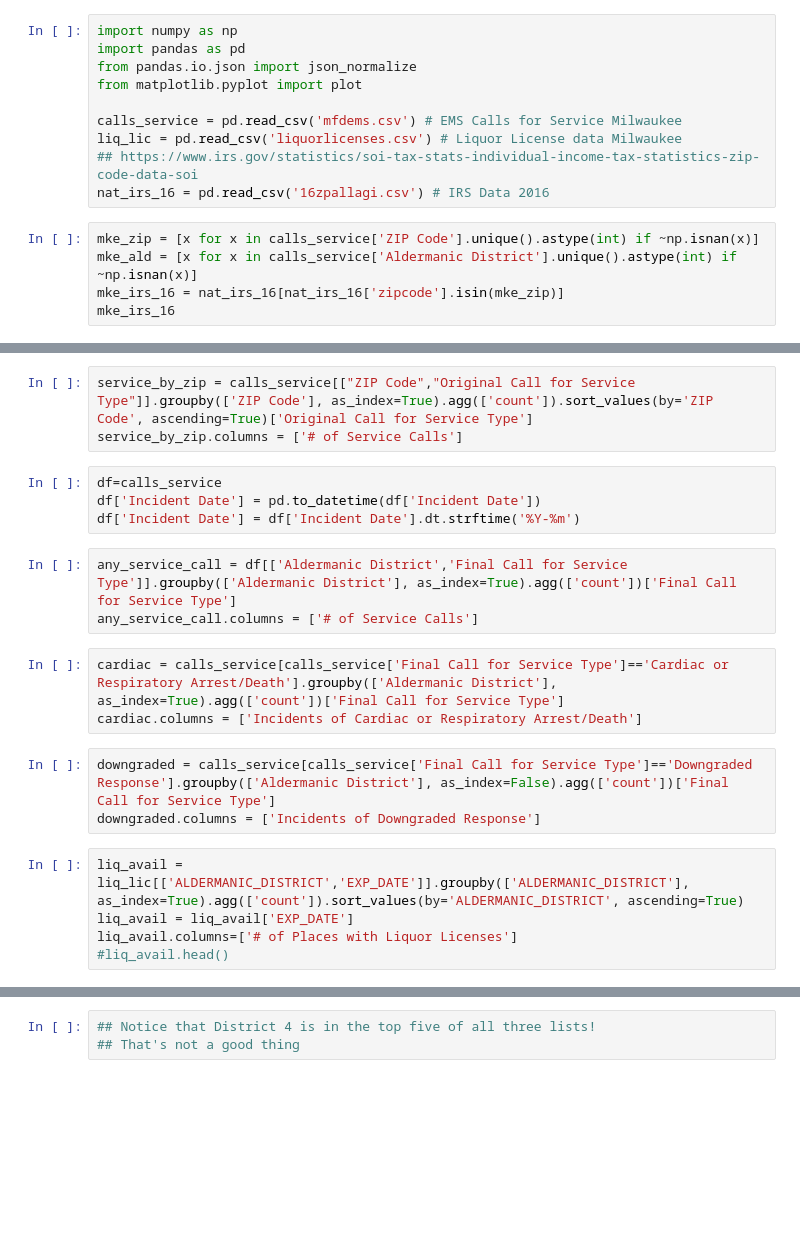
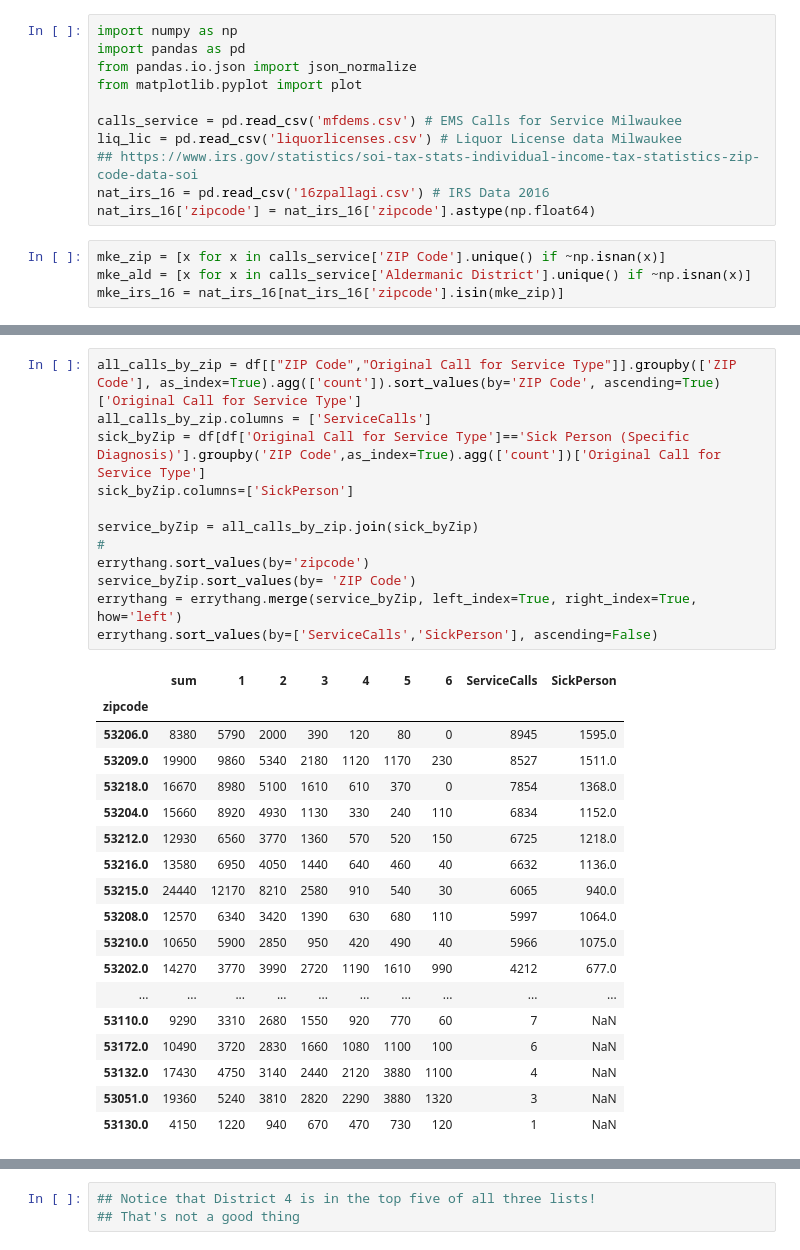
Before and after one commit to peterdobbs77/pop_health_mke, a Jupyter notebook: mke_pop_health.ipynb, the cells around one changed output, grey strips where cells are left out. Saved outputs shown, nothing was run; the diff lists cells and outputs as text; blank space fills up the shorter version.

```diff
--- a/mke_pop_health.ipynb
+++ b/mke_pop_health.ipynb
@@ -8,8 +8,8 @@ calls_service = pd.read_csv('mfdems.csv') # EMS Calls for Service Milwaukee
 liq_lic = pd.read_csv('liquorlicenses.csv') # Liquor License data Milwaukee
 ## https://www.irs.gov/statistics/soi-tax-stats-individual-income-tax-statistics-zip-code-data-soi
 nat_irs_16 = pd.read_csv('16zpallagi.csv') # IRS Data 2016
+nat_irs_16['zipcode'] = nat_irs_16['zipcode'].astype(np.float64)
 # %%
-mke_zip = [x for x in calls_service['ZIP Code'].unique().astype(int) if ~np.isnan(x)]
-mke_ald = [x for x in calls_service['Aldermanic District'].unique().astype(int) if ~np.isnan(x)]
+mke_zip = [x for x in calls_service['ZIP Code'].unique() if ~np.isnan(x)]
+mke_ald = [x for x in calls_service['Aldermanic District'].unique() if ~np.isnan(x)]
 mke_irs_16 = nat_irs_16[nat_irs_16['zipcode'].isin(mke_zip)]
-mke_irs_16
@@ -55,21 +75,31 @@ errythang.transform({
 # %%
-service_by_zip = calls_service[["ZIP Code","Original Call for Service Type"]].groupby(['ZIP Code'], as_index=True).agg(['count']).sort_values(by='ZIP Code', ascending=True)['Original Call for Service Type']
-service_by_zip.columns = ['# of Service Calls']
+all_calls_by_zip = df[["ZIP Code","Original Call for Service Type"]].groupby(['ZIP Code'], as_index=True).agg(['count']).sort_values(by='ZIP Code', ascending=True)['Original Call for Service Type']
+all_calls_by_zip.columns = ['ServiceCalls']
+sick_byZip = df[df['Original Call for Service Type']=='Sick Person (Specific Diagnosis)'].groupby('ZIP Code',as_index=True).agg(['count'])['Original Call for Service Type']
+sick_byZip.columns=['SickPerson']
+
+service_byZip = all_calls_by_zip.join(sick_byZip)
+#
+errythang.sort_values(by='zipcode')
+service_byZip.sort_values(by= 'ZIP Code')
+errythang = errythang.merge(service_byZip, left_index=True, right_index=True, how='left')
+errythang.sort_values(by=['ServiceCalls','SickPerson'], ascending=False)
+# %% [output]
+|  | sum | 1 | 2 | 3 | 4 | 5 | 6 | ServiceCalls | SickPerson |
+| zipcode |  |  |  |  |  |  |  |  |  |
+| 53206.0 | 8380 | 5790 | 2000 | 390 | 120 | 80 | 0 | 8945 | 1595.0 |
+| 53209.0 | 19900 | 9860 | 5340 | 2180 | 1120 | 1170 | 230 | 8527 | 1511.0 |
+| 53218.0 | 16670 | 8980 | 5100 | 1610 | 610 | 370 | 0 | 7854 | 1368.0 |
+| 53204.0 | 15660 | 8920 | 4930 | 1130 | 330 | 240 | 110 | 6834 | 1152.0 |
+| 53212.0 | 12930 | 6560 | 3770 | 1360 | 570 | 520 | 150 | 6725 | 1218.0 |
+| 53216.0 | 13580 | 6950 | 4050 | 1440 | 640 | 460 | 40 | 6632 | 1136.0 |
+| 53215.0 | 24440 | 12170 | 8210 | 2580 | 910 | 540 | 30 | 6065 | 940.0 |
+| 53208.0 | 12570 | 6340 | 3420 | 1390 | 630 | 680 | 110 | 5997 | 1064.0 |
+| 53210.0 | 10650 | 5900 | 2850 | 950 | 420 | 490 | 40 | 5966 | 1075.0 |
+| 53202.0 | 14270 | 3770 | 3990 | 2720 | 1190 | 1610 | 990 | 4212 | 677.0 |
+| ... | ... | ... | ... | ... | ... | ... | ... | ... | ... |
+| 53110.0 | 9290 | 3310 | 2680 | 1550 | 920 | 770 | 60 | 7 | NaN |
+| 53172.0 | 10490 | 3720 | 2830 | 1660 | 1080 | 1100 | 100 | 6 | NaN |
+| 53132.0 | 17430 | 4750 | 3140 | 2440 | 2120 | 3880 | 1100 | 4 | NaN |
+| 53051.0 | 19360 | 5240 | 3810 | 2820 | 2290 | 3880 | 1320 | 3 | NaN |
+| 53130.0 | 4150 | 1220 | 940 | 670 | 470 | 730 | 120 | 1 | NaN |
-# %%
-df=calls_service
-df['Incident Date'] = pd.to_datetime(df['Incident Date'])
-df['Incident Date'] = df['Incident Date'].dt.strftime('%Y-%m')
-# %%
-any_service_call = df[['Aldermanic District','Final Call for Service Type']].groupby(['Aldermanic District'], as_index=True).agg(['count'])['Final Call for Service Type']
-any_service_call.columns = ['# of Service Calls']
-# %%
-cardiac = calls_service[calls_service['Final Call for Service Type']=='Cardiac or Respiratory Arrest/Death'].groupby(['Aldermanic District'], as_index=True).agg(['count'])['Final Call for Service Type']
-cardiac.columns = ['Incidents of Cardiac or Respiratory Arrest/Death']
-# %%
-downgraded = calls_service[calls_service['Final Call for Service Type']=='Downgraded Response'].groupby(['Aldermanic District'], as_index=False).agg(['count'])['Final Call for Service Type']
-downgraded.columns = ['Incidents of Downgraded Response']
-# %%
-liq_avail = liq_lic[['ALDERMANIC_DISTRICT','EXP_DATE']].groupby(['ALDERMANIC_DISTRICT'], as_index=True).agg(['count']).sort_values(by='ALDERMANIC_DISTRICT', ascending=True)
-liq_avail = liq_avail['EXP_DATE']
-liq_avail.columns=['# of Places with Liquor Licenses']
-#liq_avail.head()
```
Also changed, not shown: parts of 17 cells of this notebook.
